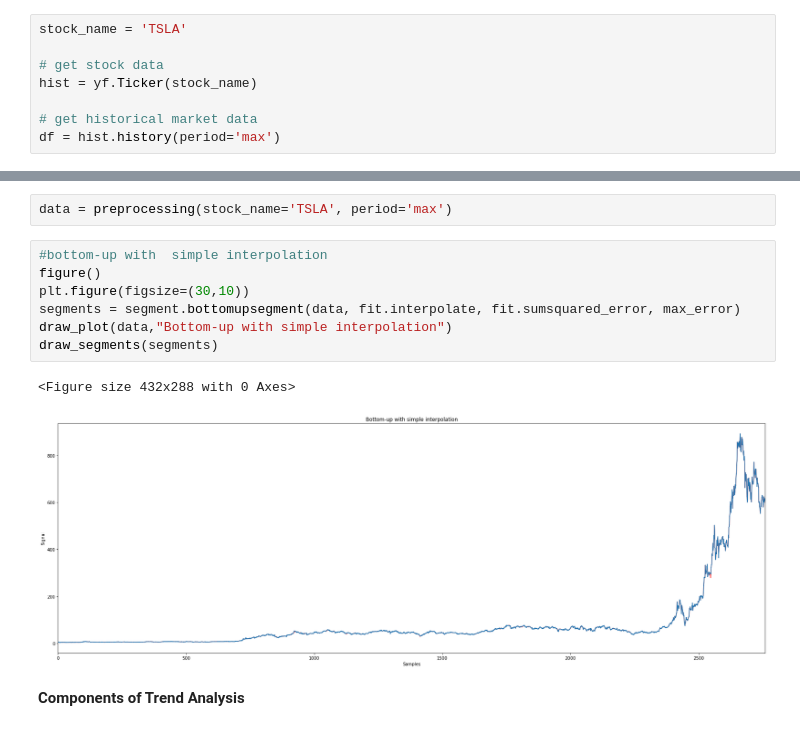
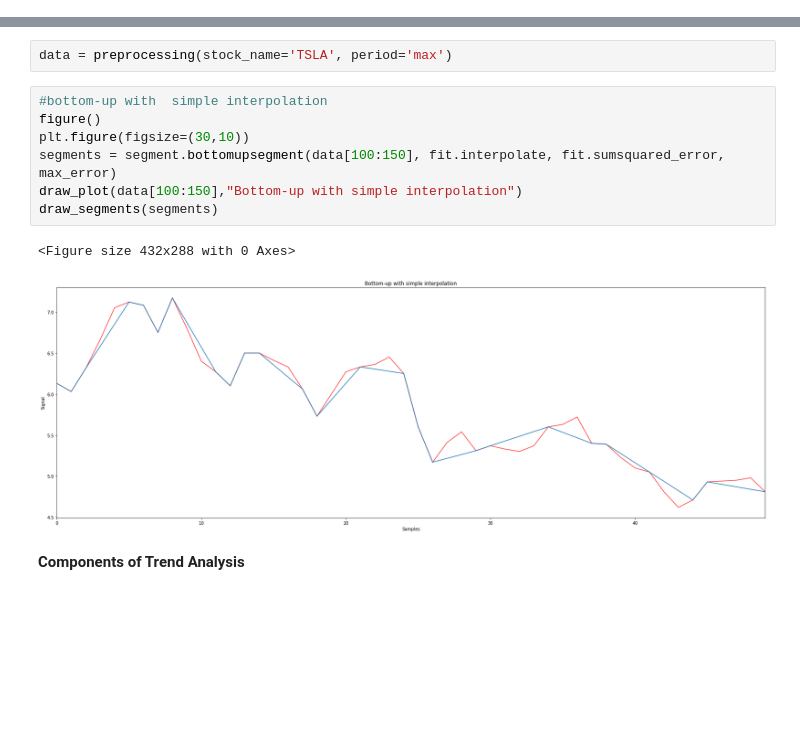
Before and after one commit to christopherkindl/data-to-text-system, a Jupyter notebook: 06_time_series_analysis/time_series_analysis_example_data.ipynb, the cells around one changed output, grey strips where cells are left out. Cells and saved outputs as stored; diff of their text form; blank space fills up the shorter version.

```diff
--- a/06_time_series_analysis/time_series_analysis_example_data.ipynb
+++ b/06_time_series_analysis/time_series_analysis_example_data.ipynb
@@ -51,11 +36,3 @@ with open("example_data/16265-normalecg.txt") as f:
 data = [float(x.split("\t")[2].strip()) for x in file_lines[100:520]]
 
 max_error = 0.005
-# %%
-stock_name = 'TSLA'
-
-# get stock data
-hist = yf.Ticker(stock_name)
-
-# get historical market data
-df = hist.history(period='max')
@@ -117,13 +78,13 @@ data = preprocessing(stock_name='TSLA', period='max')
 # %%
 #bottom-up with  simple interpolation
 figure()
 plt.figure(figsize=(30,10))
-segments = segment.bottomupsegment(data, fit.interpolate, fit.sumsquared_error, max_error)
-draw_plot(data,"Bottom-up with simple interpolation")
+segments = segment.bottomupsegment(data[100:150], fit.interpolate, fit.sumsquared_error, max_error)
+draw_plot(data[100:150],"Bottom-up with simple interpolation")
 draw_segments(segments)
 # %% [output]
 <Figure size 432x288 with 0 Axes>
-[figure, old version]
+[figure, new version]
 # %% [markdown]
 **Components of Trend Analysis**
 # %% [markdown]
```
Also changed, not shown: parts of 2 cells of this notebook, 1 other file.
